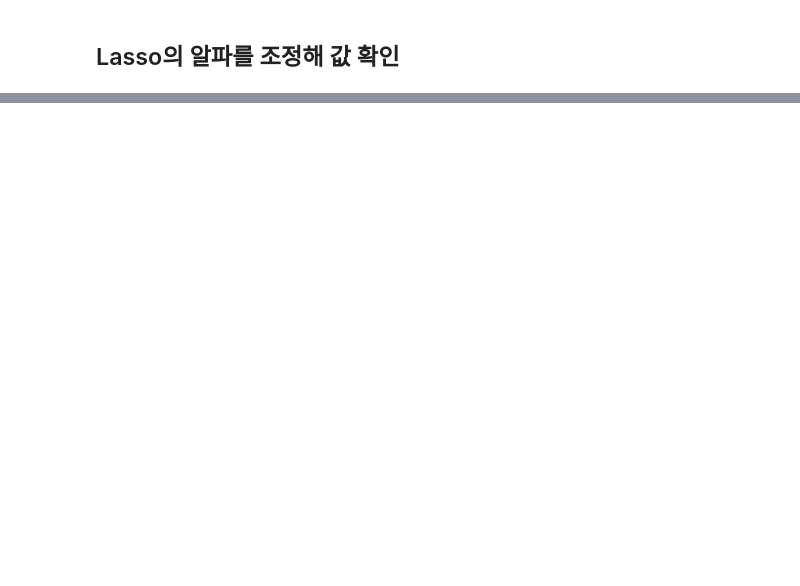
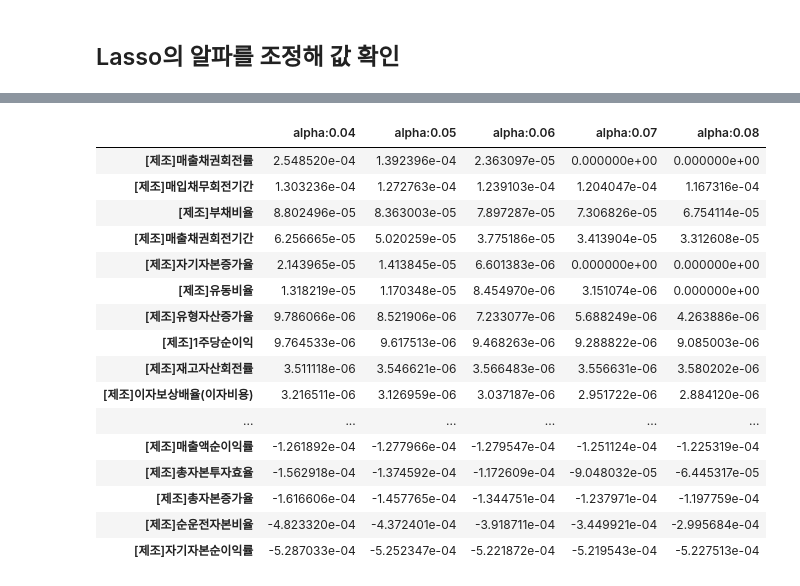
Before and after one commit to Sunghwi01/Project2, a Jupyter notebook: 라쏘.ipynb, the cells around one changed output, grey strips where cells are left out. Saved outputs shown, nothing was run; the diff lists cells and outputs as text; code cells hidden in the pictures; blank space fills up the shorter version.

```diff
--- a/라쏘.ipynb
+++ b/라쏘.ipynb
@@ -138,0 +277,33 @@ coeff_df.sort_values(by=sort_column, ascending=False)
+# %%
+from sklearn.linear_model import ElasticNet
+elasticNet = ElasticNet(alpha = 10)
+elasticNet_alphas =[0.04,0.05,0.06,0.07,0.08]
+
+feature = df_1.drop(columns='label')
+target = df_1['label']
+
+
+neg_mse_scores = cross_val_score(elasticNet, feature, target, scoring="neg_mean_squared_error", cv=5)
+rmse_scores = np.sqrt(-1 * neg_mse_scores)
+avg_rmse = np.mean(rmse_scores)
+print(neg_mse_scores,rmse_scores,avg_rmse)
+
+for alpha in elasticNet_alphas :
+    elasticNet  = ElasticNet(alpha = alpha, l1_ratio=0.5)
+    neg_mse_scores = cross_val_score(elasticNet, feature, target, scoring="neg_mean_squared_error", cv=5)
+    avg_rmse = np.mean(np.sqrt(-1*neg_mse_scores))
+    print('alpha {0} 일 떄 5folds 의 평균 RMSE : {1:10f}' .format(alpha,avg_rmse))
+
+# fig, axs = plt.subplots(figsize = (18,6), nrows = 1, ncols=5)
+
+coeff_df = pd.DataFrame()
+
+for pos, alpha in enumerate(elasticNet_alphas):
+
+    elasticNet = ElasticNet(alpha = alpha, l1_ratio=0.5)
+    elasticNet.fit(feature,target)
+    coeff = pd.Series(data=elasticNet.coef_, index=feature.columns)
+    colname = 'alpha:' + str(alpha)
+    coeff_df[colname] = coeff
+
+    coeff = coeff.sort_values(ascending=False)
@@ -139 +317,24 @@ coeff_df.sort_values(by=sort_column, ascending=False)
+# %%
+elasticNet_alphas =[0.04,0.05,0.06,0.07,0.08]               # l1_ratio = 0.5, alphas =0.05 최적
+
+sort_column = 'alpha:'+str(elasticNet_alphas[0])
+coeff_df.sort_values(by=sort_column, ascending=False)
+# %% [output]
+|  | alpha:0.04 | alpha:0.05 | alpha:0.06 | alpha:0.07 | alpha:0.08 |
+| [제조]매출채권회전률 | 2.548520e-04 | 1.392396e-04 | 2.363097e-05 | 0.000000e+00 | 0.000000e+00 |
+| [제조]매입채무회전기간 | 1.303236e-04 | 1.272763e-04 | 1.239103e-04 | 1.204047e-04 | 1.167316e-04 |
+| [제조]부채비율 | 8.802496e-05 | 8.363003e-05 | 7.897287e-05 | 7.306826e-05 | 6.754114e-05 |
+| [제조]매출채권회전기간 | 6.256665e-05 | 5.020259e-05 | 3.775186e-05 | 3.413904e-05 | 3.312608e-05 |
+| [제조]자기자본증가율 | 2.143965e-05 | 1.413845e-05 | 6.601383e-06 | 0.000000e+00 | 0.000000e+00 |
+| [제조]유동비율 | 1.318219e-05 | 1.170348e-05 | 8.454970e-06 | 3.151074e-06 | 0.000000e+00 |
+| [제조]유형자산증가율 | 9.786066e-06 | 8.521906e-06 | 7.233077e-06 | 5.688249e-06 | 4.263886e-06 |
+| [제조]1주당순이익 | 9.764533e-06 | 9.617513e-06 | 9.468263e-06 | 9.288822e-06 | 9.085003e-06 |
+| [제조]재고자산회전률 | 3.511118e-06 | 3.546621e-06 | 3.566483e-06 | 3.556631e-06 | 3.580202e-06 |
+| [제조]이자보상배율(이자비용) | 3.216511e-06 | 3.126959e-06 | 3.037187e-06 | 2.951722e-06 | 2.884120e-06 |
+| ... | ... | ... | ... | ... | ... |
+| [제조]매출액순이익률 | -1.261892e-04 | -1.277966e-04 | -1.279547e-04 | -1.251124e-04 | -1.225319e-04 |
+| [제조]총자본투자효율 | -1.562918e-04 | -1.374592e-04 | -1.172609e-04 | -9.048032e-05 | -6.445317e-05 |
+| [제조]총자본증가율 | -1.616606e-04 | -1.457765e-04 | -1.344751e-04 | -1.237971e-04 | -1.197759e-04 |
+| [제조]순운전자본비율 | -4.823320e-04 | -4.372401e-04 | -3.918711e-04 | -3.449921e-04 | -2.995684e-04 |
+| [제조]자기자본순이익률 | -5.287033e-04 | -5.252347e-04 | -5.221872e-04 | -5.219543e-04 | -5.227513e-04 |
 # %%
```
Also changed, not shown: parts of 25 cells of this notebook, 4 other files.
